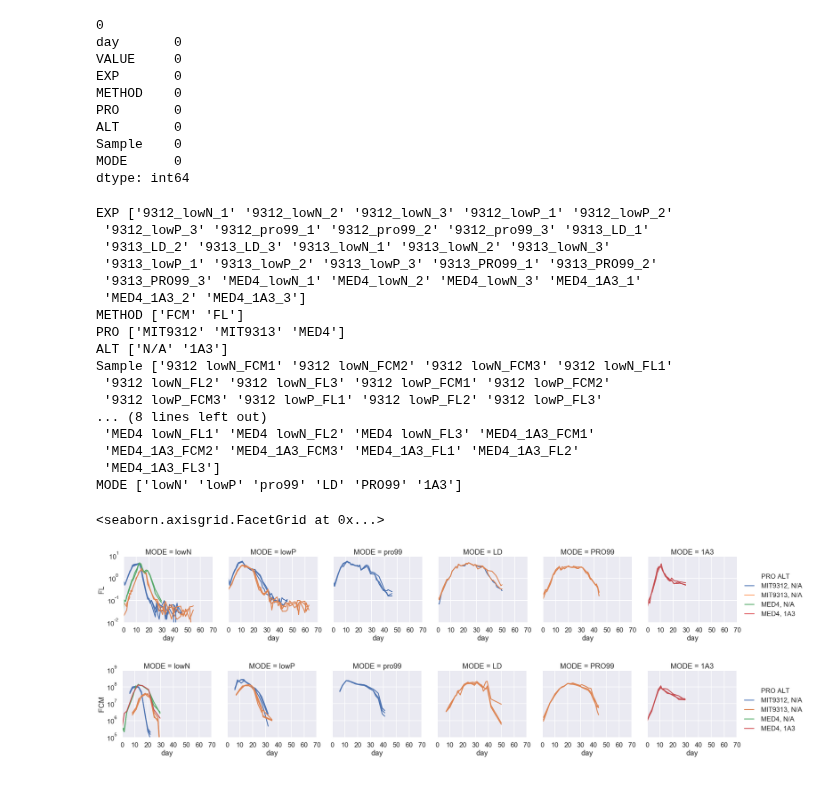
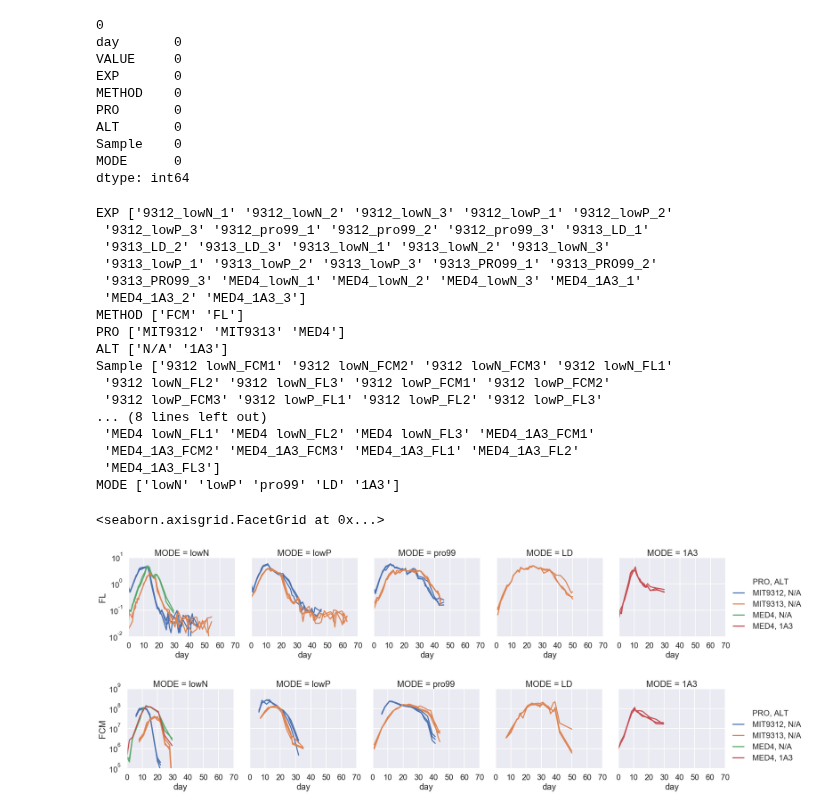
Before and after one commit to wosnat/ccpa, a Jupyter notebook: ccpa_fcm_fl.ipynb, the cells around one changed output. Cells and saved outputs as stored; diff of their text form; code cells hidden in the pictures.

```diff
--- a/ccpa_fcm_fl.ipynb
+++ b/ccpa_fcm_fl.ipynb
@@ -56,6 +60,10 @@ def _load_fcm_fl_csv(data_dpath, fname):
 temp_dfs = [_load_fcm_fl_csv(data_dpath, fname) for fname in csv_fnames]
 df = pd.concat(temp_dfs)
 #df.loc[df.FL < 100, 'FL'] = 0
+# %%
+df.loc[df['MODE']== 'PRO99','MODE'] = 'pro99'
+# %%
+df.loc[df.Sample == '9313 LD_FL1', 'PRO'] = 'MIT9313'
 # %%
 df.head()
 # %% [output]
@@ -157,20 +165,20 @@ Sample ['9312 lowN_FCM1' '9312 lowN_FCM2' '9312 lowN_FCM3' '9312 lowN_FL1'
  'MED4 lowN_FL1' 'MED4 lowN_FL2' 'MED4 lowN_FL3' 'MED4_1A3_FCM1'
  'MED4_1A3_FCM2' 'MED4_1A3_FCM3' 'MED4_1A3_FL1' 'MED4_1A3_FL2'
  'MED4_1A3_FL3']
-MODE ['lowN' 'lowP' 'pro99' 'LD' 'PRO99' '1A3']
+MODE ['lowN' 'lowP' 'pro99' 'LD' '1A3']
 # %%
-df['PRO ALT'] = df.PRO + ', ' +df.ALT
+df['PRO, ALT'] = df.PRO + ', ' +df.ALT
 # %%
-g = sns.relplot(data=df.loc[df.METHOD=='FL'], col='MODE',  hue='PRO ALT',x='day', y='VALUE',
+g = sns.relplot(data=df.loc[df.METHOD=='FL'], col='MODE',  hue='PRO, ALT',x='day', y='VALUE',
             kind='line', estimator=None, units='EXP')
 g.set(xlim=(0,70), yscale="log", ylabel='FL')
-g = sns.relplot(data=df.loc[df.METHOD=='FCM'], col='MODE',  hue='PRO ALT',x='day', y='VALUE',
+g = sns.relplot(data=df.loc[df.METHOD=='FCM'], col='MODE',  hue='PRO, ALT',x='day', y='VALUE',
             kind='line', estimator=None, units='EXP')
 g.set(xlim=(0,70), yscale="log", ylabel='FCM')
 # %% [output]
 <seaborn.axisgrid.FacetGrid at 0x...>
-[figure, old version]
+[figure, new version]
-[figure, old version]
+[figure, new version]
 # %%
 df.groupby(['METHOD']).describe()
 # %% [output]
```
Also changed, not shown: parts of 6 cells of this notebook.
